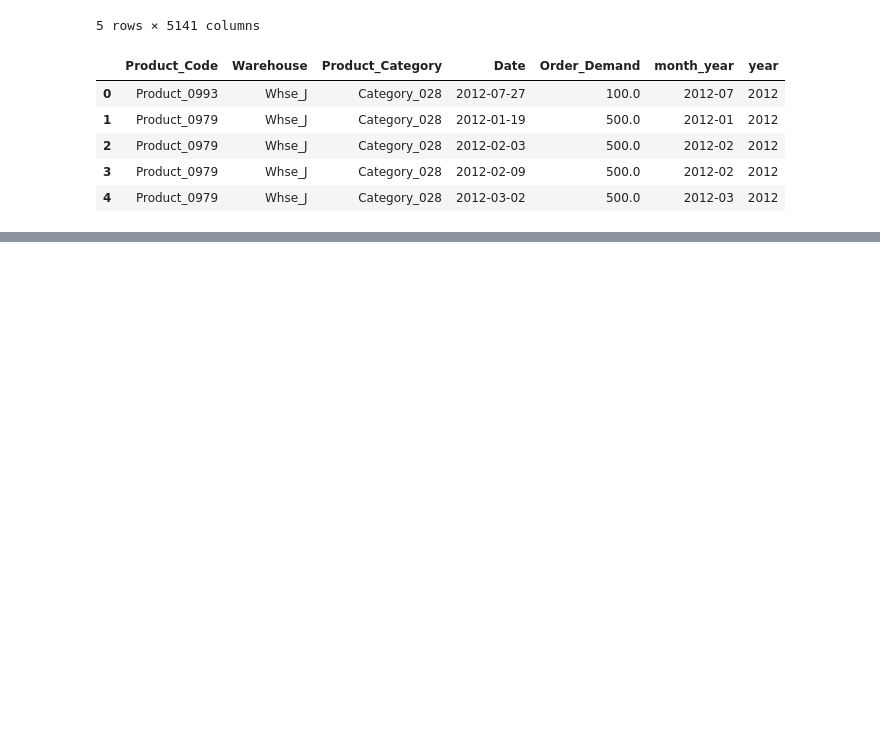
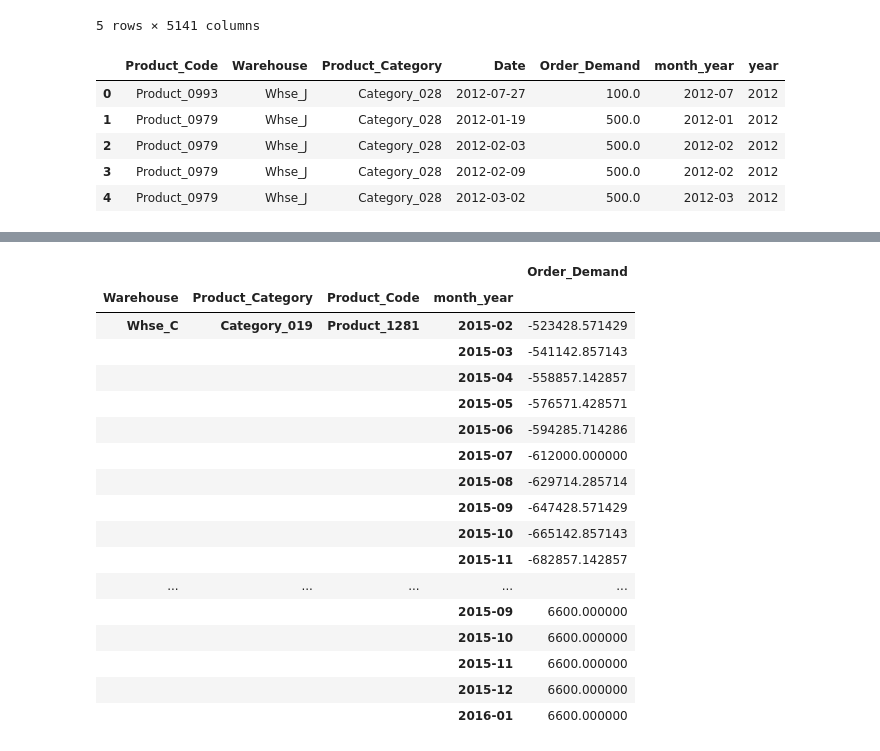
Before and after one commit to josephine-amponsah/retail-demand-forecaster, a Jupyter notebook: notebooks/sktime-forecasters.ipynb, the cells around one changed output, grey strips where cells are left out. Saved outputs shown, nothing was run; the diff lists cells and outputs as text; code cells hidden in the pictures; blank space fills up the shorter version.

Commit message:
selected models for heirachial forecasting with sktime forecasters, bug to be fixed

```diff
--- a/notebooks/sktime-forecasters.ipynb
+++ b/notebooks/sktime-forecasters.ipynb
@@ -194,0 +221,2 @@ multindex.head()
+# %%
+train = train.groupby(levels).sum('Order_Demand')
@@ -194,0 +267,16 @@ multindex.head()
+# %%
+#Ensemble Forecaster
+from sktime.forecasting.compose import EnsembleForecaster
+from sktime.forecasting.naive import NaiveForecaster
+from sktime.forecasting.trend import PolynomialTrendForecaster
+#from sktime.datasets import load_airline
+#y = load_airline()
+forecasters = [
+    ("trend", PolynomialTrendForecaster()),
+    ("naive", NaiveForecaster()),
+]
+forecaster = EnsembleForecaster(forecasters=forecasters, weights=[4, 10])
+# %%
+forecaster = forecaster.fit(y =train, fh=fh)
+# %%
+pred = forecaster.predict()
@@ -194,0 +291,21 @@ multindex.head()
+# %%
+pred
+# %% [output]
+|  |  |  |  | Order_Demand |
+| Warehouse | Product_Category | Product_Code | month_year |  |
+| Whse_C | Category_019 | Product_1281 | 2015-02 | -523428.571429 |
+|  |  |  | 2015-03 | -541142.857143 |
+|  |  |  | 2015-04 | -558857.142857 |
+|  |  |  | 2015-05 | -576571.428571 |
+|  |  |  | 2015-06 | -594285.714286 |
+|  |  |  | 2015-07 | -612000.000000 |
+|  |  |  | 2015-08 | -629714.285714 |
+|  |  |  | 2015-09 | -647428.571429 |
+|  |  |  | 2015-10 | -665142.857143 |
+|  |  |  | 2015-11 | -682857.142857 |
+| ... | ... | ... | ... | ... |
+|  |  |  | 2015-09 | 6600.000000 |
+|  |  |  | 2015-10 | 6600.000000 |
+|  |  |  | 2015-11 | 6600.000000 |
+|  |  |  | 2015-12 | 6600.000000 |
+|  |  |  | 2016-01 | 6600.000000 |
```
Also changed, not shown: parts of 17 cells of this notebook.
